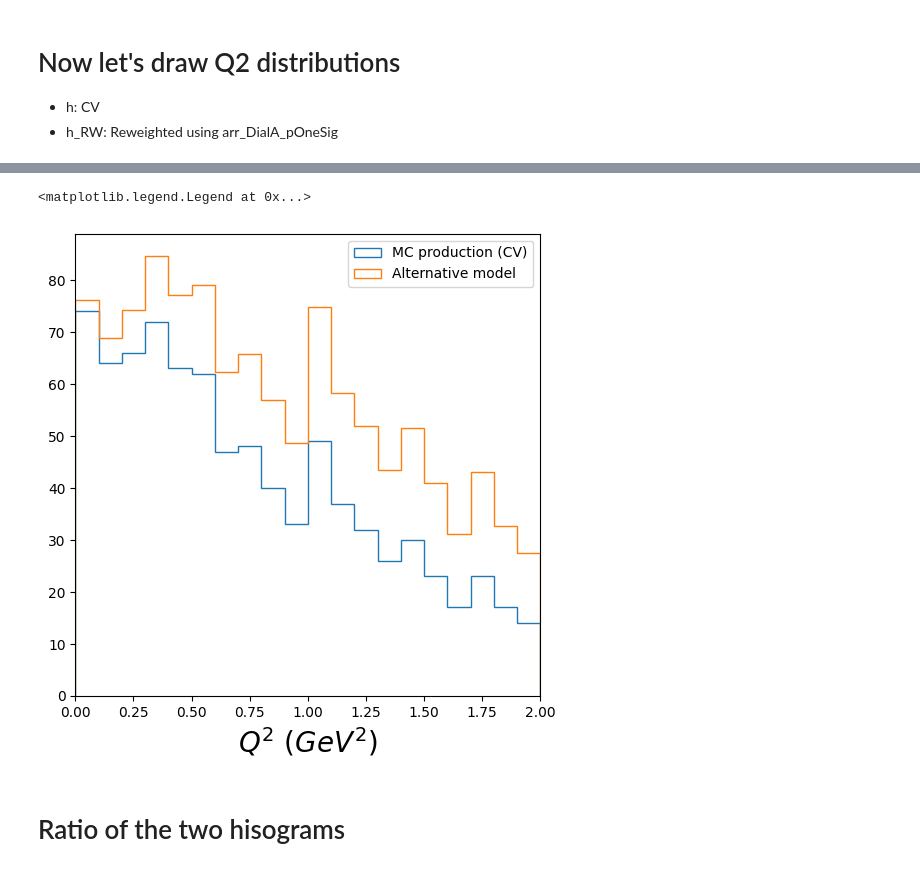
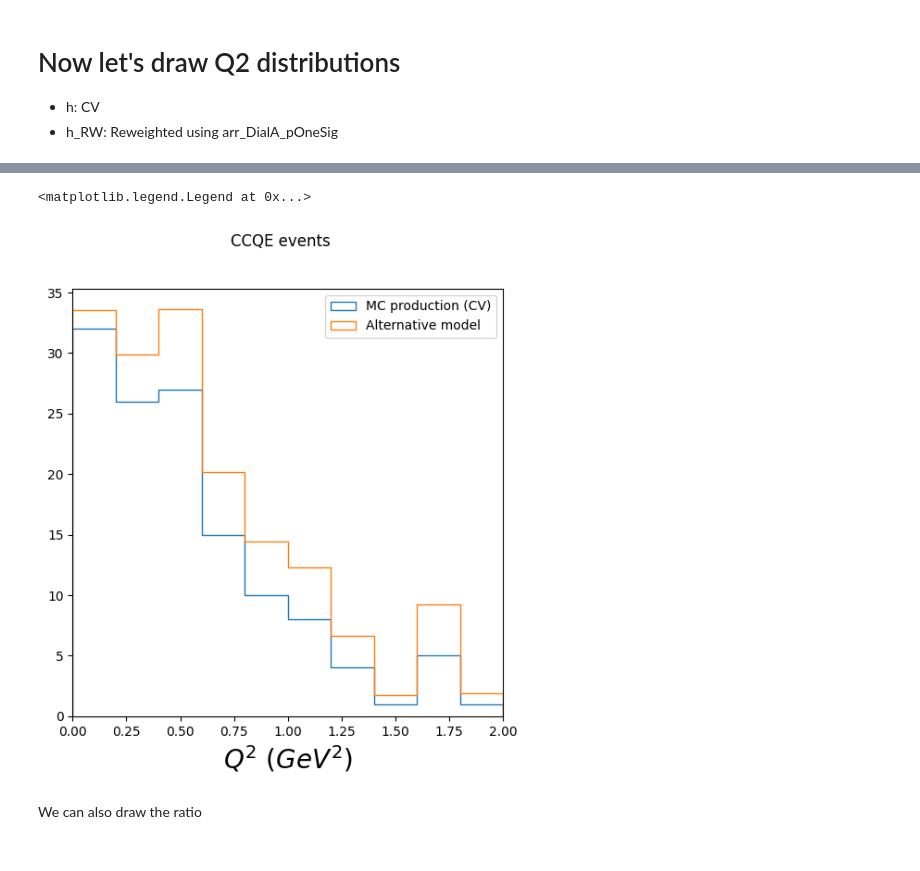
Before and after one commit to jedori0228/DDAS2026_NuSyst, a Jupyter notebook: Tutorial_Part1/DialValidation.ipynb, the cells around one changed output, grey strips where cells are left out. Saved outputs shown, nothing was run; the diff lists cells and outputs as text; code cells hidden in the pictures.

Commit message:
Update DialValidation; CCQE vs nonCCQE

```diff
--- a/Tutorial_Part1/DialValidation.ipynb
+++ b/Tutorial_Part1/DialValidation.ipynb
@@ -53,0 +72,3 @@ arr_DialA_pOneSig.show(5)
+# %%
+IsCCQE = (df_event['is_cc']) & (df_event['is_qe'])
+IsCCQE.show(10)
@@ -54,41 +86,42 @@ arr_DialA_pOneSig.show(5)
 # %%
 fig, ax = plt.subplots(figsize=(6,6))
 
-Binning = np.linspace(0, 2.0, 20+1)
+Binning = np.linspace(0, 2.0, 10+1)
 
-h = np.histogram(
-    df_event['Q2'],
-    bins=Binning
+h_ccqe = np.histogram(
+    df_event[IsCCQE]['Q2'],
+    bins=Binning,
 )[0]
 ax.hist(
     Binning[:-1],
     bins=Binning,
-    weights=h,
+    weights=h_ccqe,
     histtype='step',
     label='MC production (CV)'
 )
 ax.set_xlim(Binning[0], Binning[-1])
 ax.set_xlabel(r'$Q^{2}$ $(GeV^{2})$', fontsize=20)
 
-h_RW = np.histogram(
-    df_event['Q2'],
+h_RW_ccqe = np.histogram(
+    df_event[IsCCQE]['Q2'],
     bins=Binning,
-    weights=arr_DialA_pOneSig
+    weights=arr_DialA_pOneSig[IsCCQE], # NOTE: the reweight array should be also selected
 )[0]
 ax.hist(
     Binning[:-1],
     bins=Binning,
-    weights=h_RW,
+    weights=h_RW_ccqe,
     histtype='step',
     label='Alternative model'
 )
 
+fig.suptitle('CCQE events')
 ax.legend(loc='upper right', fontsize=10)
 # %% [output]
 <matplotlib.legend.Legend at 0x...>
-[figure, old version]
+[figure, new version]
-# %% [markdown]
-# Ratio of the two hisograms
+# %% [markdown]
+We can also draw the ratio
 # %%
 fig, ax = plt.subplots(figsize=(6,6))
 
```
Also changed, not shown: parts of 13 cells of this notebook.
